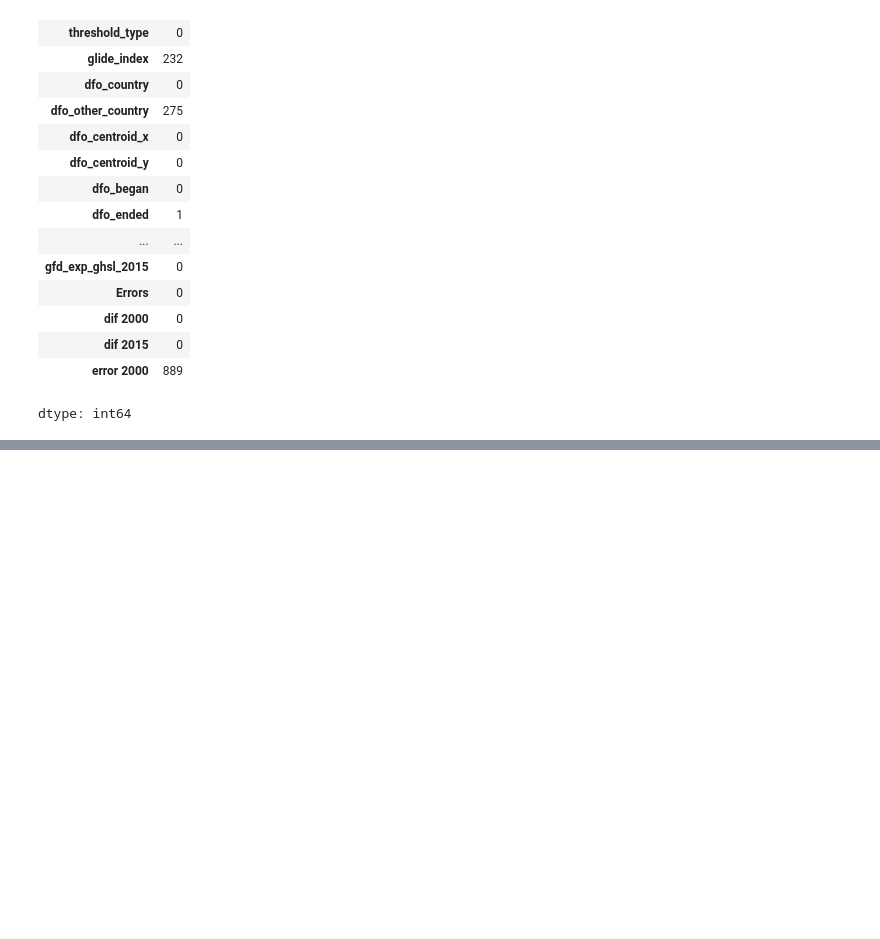
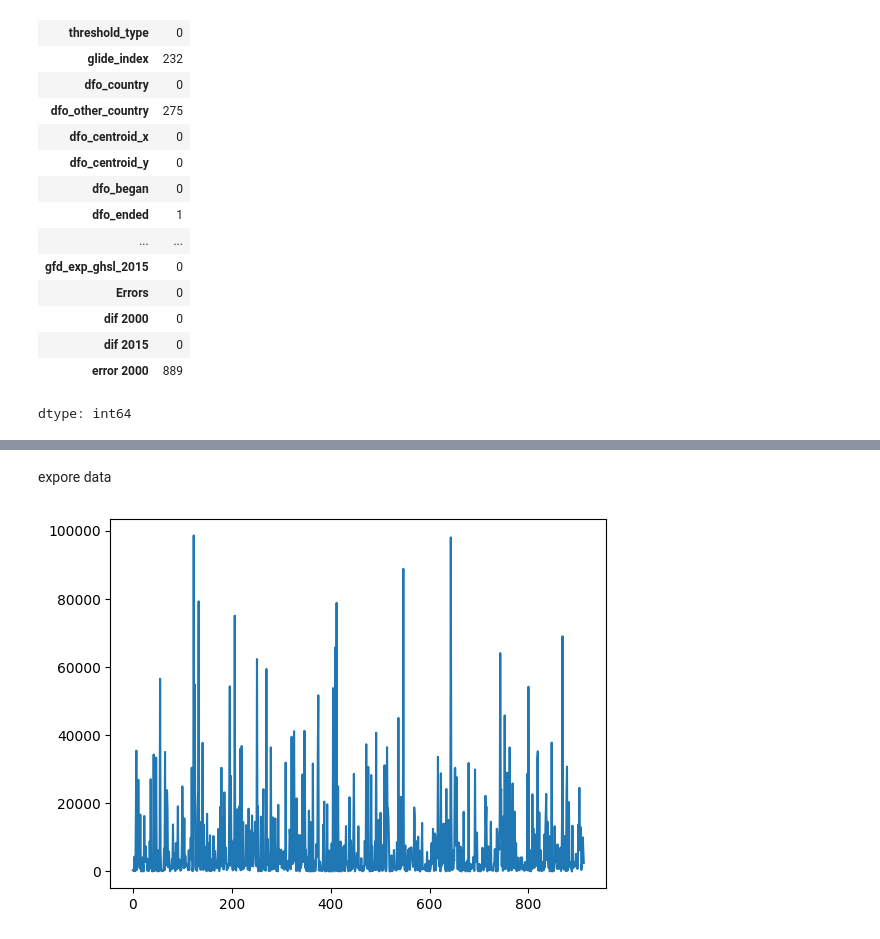
Before and after one commit to 2840bongkoch/BSC_DPDM2025, a Jupyter notebook: CH3_Data_preprocessing.ipynb, the cells around one changed output, grey strips where cells are left out. Cells and saved outputs as stored; diff of their text form; code cells hidden in the pictures; blank space fills up the shorter version.

```diff
--- a/CH3_Data_preprocessing.ipynb
+++ b/CH3_Data_preprocessing.ipynb
@@ -260,0 +280,2 @@ dtype: int64
+# %% [markdown]
+expore data
@@ -260,0 +284,4 @@ dtype: int64
+# %%
+plt.plot(flood['gfd_area']);
+# %% [output]
+[figure, added]
```
Also changed, not shown: parts of 30 cells of this notebook.
